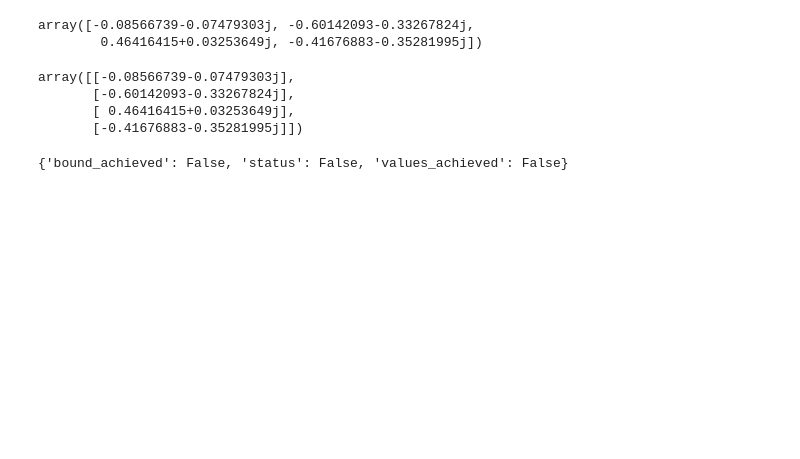
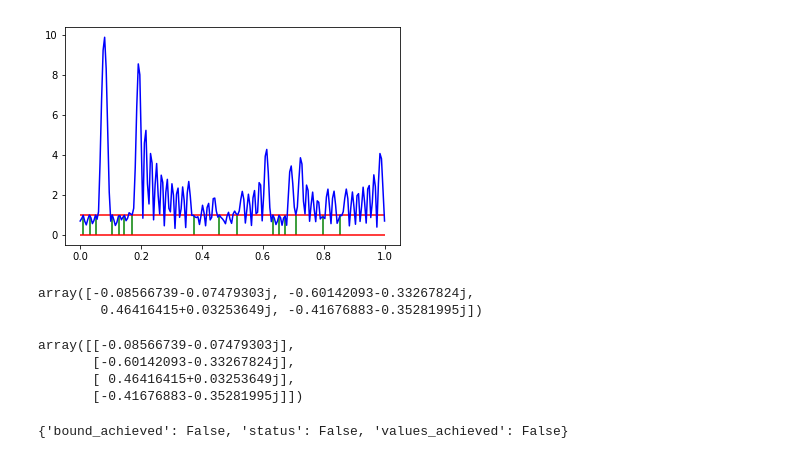
Before and after one commit to eonaran/sr_multisignals, a Jupyter notebook: Many Sample Dual Certificates.ipynb, the cells around one changed output. Drawn from its saved outputs; the diff is of its cells as text; code cells hidden in the pictures; blank space fills up the shorter version.

```diff
--- a/Many Sample Dual Certificates.ipynb
+++ b/Many Sample Dual Certificates.ipynb
@@ -31,3 +32,9 @@ plt_util.plot_magnitude_bounds()
+# %%
+plt_util.plot_trig_poly_magnitude(interpolator_2)
+plt_util.plot_support_magnitude_lines(support)
+plt_util.plot_magnitude_bounds()
+# %% [output]
+[figure, added]
 # %%
 sign_pattern[0, :]
 # %% [output]
```
Also changed, not shown: parts of 2 cells of this notebook, 1 other file.
